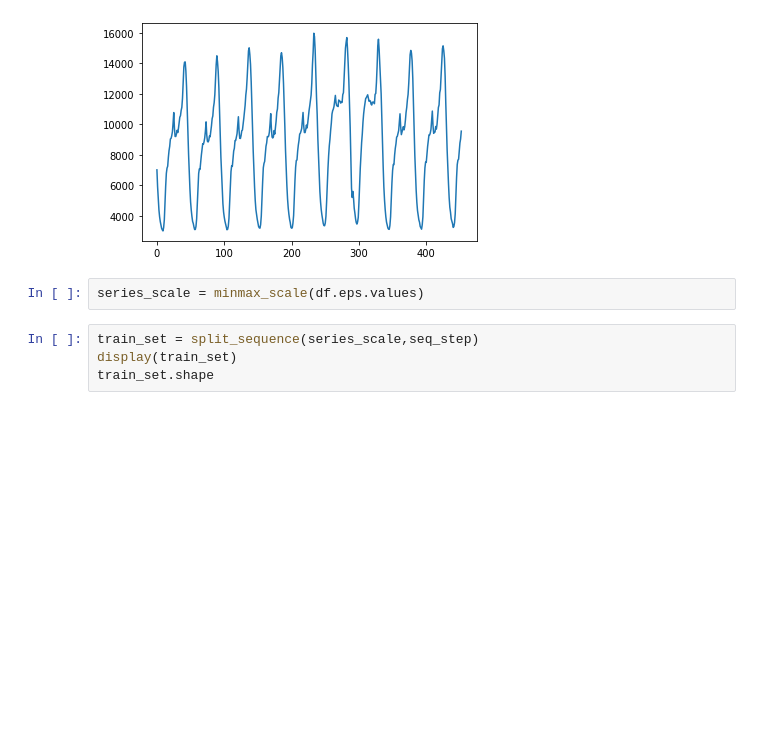
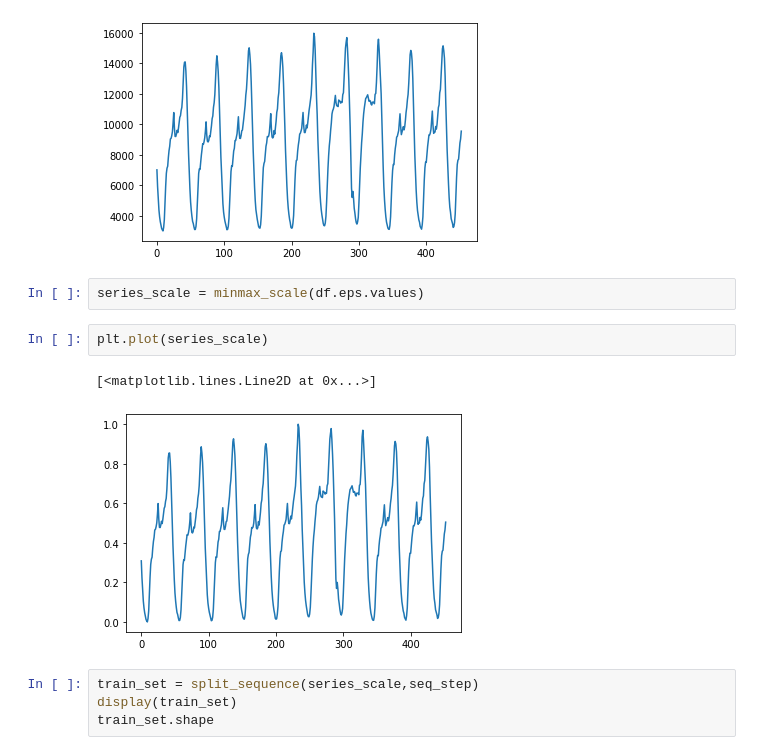
Before and after one commit to krmonline/YRU_TrainingAnomalyDetection, a Jupyter notebook: day2/LSTM_AutoEncoder.ipynb, the cells around one changed output. Cells and saved outputs as stored; diff of their text form; blank space fills up the shorter version.

```diff
--- a/day2/LSTM_AutoEncoder.ipynb
+++ b/day2/LSTM_AutoEncoder.ipynb
@@ -38,6 +58,11 @@ plt.plot(df)
 [figure]
 # %%
 series_scale = minmax_scale(df.eps.values)
+# %%
+plt.plot(series_scale)
+# %% [output]
+[<matplotlib.lines.Line2D at 0x...>]
+[figure, added]
 # %%
 train_set = split_sequence(series_scale,seq_step)
 display(train_set)
```
Also changed, not shown: parts of 13 cells of this notebook, 1 other file.
